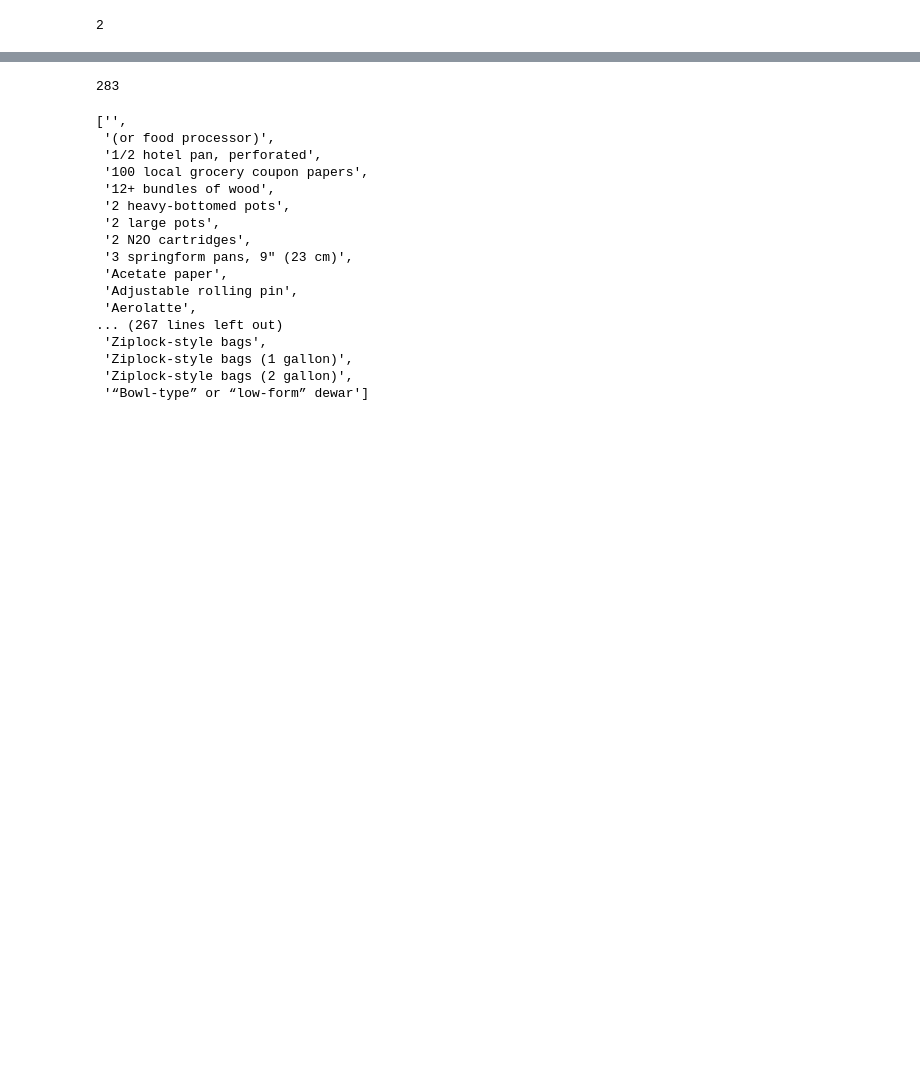
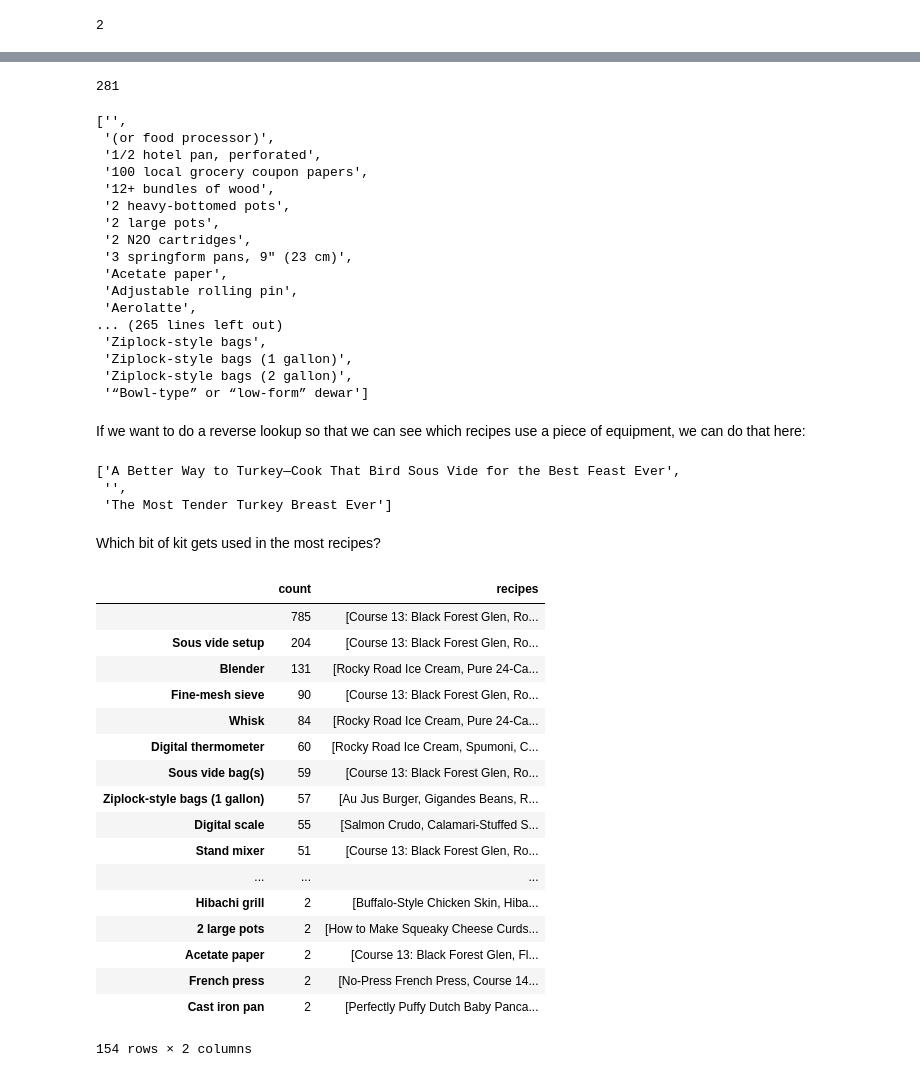
Before and after one commit to notionparallax/ChefstepsEquipment, a Jupyter notebook: Data cleanup.ipynb, the cells around one changed output, grey strips where cells are left out. Drawn from its saved outputs; the diff is of its cells as text; code cells hidden in the pictures; blank space fills up the shorter version.

```diff
--- a/Data cleanup.ipynb
+++ b/Data cleanup.ipynb
@@ -19,5 +19,15 @@ equipment.sample(10)
 # %%
 def fold(to_test):
+    """Convert input to canonical version of that input.
+
+    This takes a string representation of a concept and returns a specific representation of that concept.
+
+    e.g. takes "Bill"  and returns "William"
+         takes "Mac"   and returns "William"
+         takes "Buddy" and returns "William"
+         etc.
+    """
+
     # Canonical versions
     n2o = 'N₂O cartridges'
     co2 = 'CO₂ cartridges'
@@ -63,6 +73,8 @@ def fold(to_test):
 
         'Deep-frying setup': 'Deep-fryer',
 
+        "Digital instant-read thermometer": "Digital thermometer",
+
         'Dutch oven': dutch_o,
         'Dutch oven or stockpot': dutch_o,
         'Dutch oven with lid': dutch_o,
@@ -82,6 +94,9 @@ def fold(to_test):
         'Pint-sized mason jar': 'Pint-sized mason jars',
         'Pint-sized mason jar (2)': 'Pint-sized mason jars',
 
+        "Piping bag (2)": "Piping bag",
+        "Disposable piping bag": "Piping bag",
+
         'Pressure cooker, 8 quart': 'Pressure cooker',
 
         'Sheet pan': 'Sheet pans',
@@ -97,12 +112,13 @@ def fold(to_test):
         'Springform pan, 9″ (23 cm)': 'Springform pan, 9″',
         'Springform pan, 9″; or two pie pans, 9.5″': 'Springform pan, 9″',
 
-
         'Stand mixer': 'Stand mixer',
         'Stand mixer with dough hook': 'Stand mixer',
         'Stand mixer with paddle attachment': 'Stand mixer',
         'Stand mixer with whisk attachment': 'Stand mixer',
         'Stand mixer, 4.5 qt / 4.25 L or larger': 'Stand mixer',
+
+        "Vacuum sealer bag": "Vacuum sealer bags",
 
         'Whipping siphon, 1 L': 'Whipping siphon',
 
@@ -157,7 +173,7 @@ messy_uniques.sort(key=str.lower)
 print(len(messy_uniques))
 messy_uniques
 # %% [output]
-283
+281
 ['',
  '(or food processor)',
  '1/2 hotel pan, perforated',
@@ -170,8 +186,61 @@ messy_uniques
  'Acetate paper',
  'Adjustable rolling pin',
  'Aerolatte',
-... (267 lines left out)
+... (265 lines left out)
  'Ziplock-style bags',
  'Ziplock-style bags (1 gallon)',
  'Ziplock-style bags (2 gallon)',
  '“Bowl-type” or “low-form” dewar']
+# %% [markdown]
+If we want to do a reverse lookup so that we can see which recipes use a piece of equipment, we can do that here:
+# %%
+def row_contains(row, values_to_look_for):
+    values_in_row = list(row[1:])
+    for v in values_to_look_for:
+        it_does = v in values_in_row
+        if it_does:
+            return it_does
+    return False
+
+on_hand = ["Ziplock-style bags (2 gallon)"]
+uses = equipment.apply(lambda x: row_contains(x, on_hand), axis=1)
+these_recipes = equipment[uses]
+list(these_recipes["title"])
+# %% [output]
+['A Better Way to Turkey—Cook That Bird Sous Vide for the Best Feast Ever',
+ '',
+ 'The Most Tender Turkey Breast Ever']
+# %% [markdown]
+Which bit of kit gets used in the most recipes?
+# %%
+counts = {}
+
+for thing in messy_uniques:
+    on_hand = [thing]
+    uses = equipment.apply(lambda x: row_contains(x, on_hand), axis=1)
+    these_recipes = equipment[uses]
+    counts[thing] = {"count": these_recipes.shape[0], "recipes": list(these_recipes["title"])}
+
+
+c = pd.DataFrame.from_dict(counts, orient="index")
+c.sort_values(by=['count'], ascending=False, inplace=True)
+c[c["count"]>1]
+# %% [output]
+|  | count | recipes |
+|  | 785 | [Course 13: Black Forest Glen, Ro... |
+| Sous vide setup | 204 | [Course 13: Black Forest Glen, Ro... |
+| Blender | 131 | [Rocky Road Ice Cream, Pure 24-Ca... |
+| Fine-mesh sieve | 90 | [Course 13: Black Forest Glen, Ro... |
+| Whisk | 84 | [Rocky Road Ice Cream, Pure 24-Ca... |
+| Digital thermometer | 60 | [Rocky Road Ice Cream, Spumoni, C... |
+| Sous vide bag(s) | 59 | [Course 13: Black Forest Glen, Ro... |
+| Ziplock-style bags (1 gallon) | 57 | [Au Jus Burger, Gigandes Beans, R... |
+| Digital scale | 55 | [Salmon Crudo, Calamari-Stuffed S... |
+| Stand mixer | 51 | [Course 13: Black Forest Glen, Ro... |
+| ... | ... | ... |
+| Hibachi grill | 2 | [Buffalo-Style Chicken Skin, Hiba... |
+| 2 large pots | 2 | [How to Make Squeaky Cheese Curds... |
+| Acetate paper | 2 | [Course 13: Black Forest Glen, Fl... |
+| French press | 2 | [No-Press French Press, Course 14... |
+| Cast iron pan | 2 | [Perfectly Puffy Dutch Baby Panca... |
+154 rows × 2 columns
```
Also changed, not shown: parts of 2 cells of this notebook, 1 other file.
